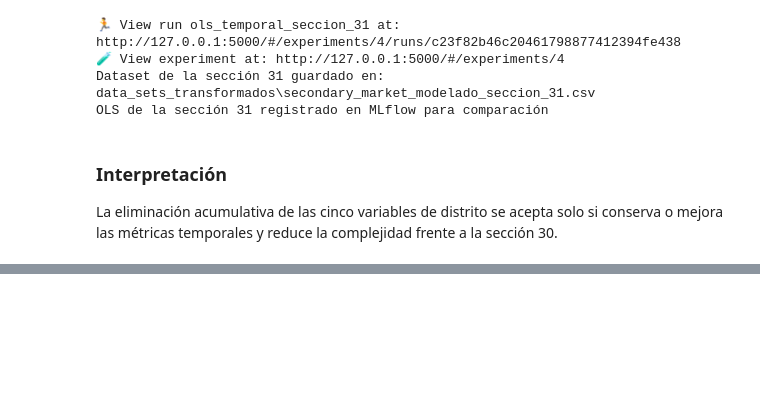
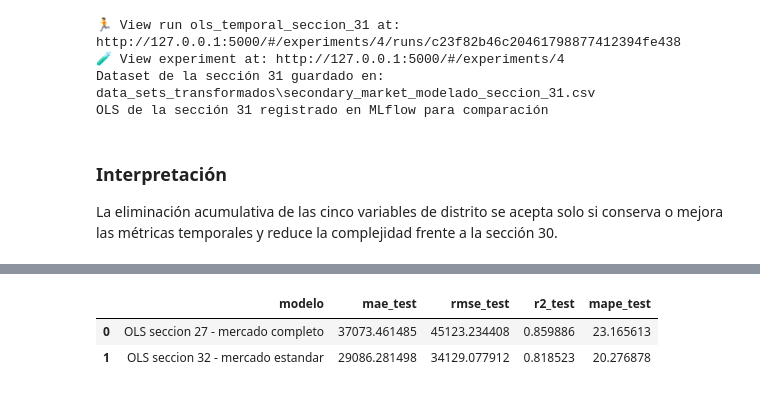
Before and after one commit to rodrigozura/moscow-real-estate-mlflow, a Jupyter notebook: preparacion_modelado_inmobiliario.ipynb, the cells around one changed output, grey strips where cells are left out. Drawn from its saved outputs; the diff is of its cells as text; code cells hidden in the pictures; blank space fills up the shorter version.

```diff
--- a/preparacion_modelado_inmobiliario.ipynb
+++ b/preparacion_modelado_inmobiliario.ipynb
@@ -2788,0 +2793,76 @@ La eliminación acumulativa de las cinco variables de distrito se acepta solo si
+# %%
+CORTE_PRECIO_ESTANDAR_SECCION_32 = 402600
+RUTA_ORIGEN_SECCION_32 = Path("data_sets_transformados/secondary_market_modelado_seccion_27.csv")
+RUTA_SALIDA_SECCION_32 = Path("data_sets_transformados/secondary_market_modelado_seccion_32.csv")
+RUTA_SALIDA_PREMIUM_SECCION_32 = Path("data_sets_transformados/secondary_market_modelado_seccion_32_premium.csv")
+df_ols_seccion_32_origen = pd.read_csv(RUTA_ORIGEN_SECCION_32)
+if df_ols_seccion_32_origen["price_per_sqm"].isna().any() or (df_ols_seccion_32_origen["price_per_sqm"] <= 0).any():
+    raise ValueError("price_per_sqm contiene valores faltantes, cero o negativos")
+df_ols_seccion_32 = df_ols_seccion_32_origen[df_ols_seccion_32_origen["price_per_sqm"] <= CORTE_PRECIO_ESTANDAR_SECCION_32].copy()
+df_premium_seccion_32 = df_ols_seccion_32_origen[df_ols_seccion_32_origen["price_per_sqm"] > CORTE_PRECIO_ESTANDAR_SECCION_32].copy()
+df_ols_seccion_32.to_csv(RUTA_SALIDA_SECCION_32, index=False)
+df_premium_seccion_32.to_csv(RUTA_SALIDA_PREMIUM_SECCION_32, index=False)
+df_train_seccion_32 = df_ols_seccion_32[df_ols_seccion_32["periodo"] < CORTE_TEMPORAL].copy()
+df_test_seccion_32 = df_ols_seccion_32[df_ols_seccion_32["periodo"] >= CORTE_TEMPORAL].copy()
+X_train_seccion_32 = df_train_seccion_32.drop(columns=["price_per_sqm", "periodo"])
+X_test_seccion_32 = df_test_seccion_32.drop(columns=["price_per_sqm", "periodo"])
+y_train_seccion_32 = df_train_seccion_32["price_per_sqm"]
+y_test_seccion_32 = df_test_seccion_32["price_per_sqm"]
+if df_train_seccion_32.empty or df_test_seccion_32.empty:
+    raise ValueError("El corte temporal no produjo train y test para el mercado estandar")
+X_train_seccion_32_sm = sm.add_constant(X_train_seccion_32, has_constant="add")
+X_test_seccion_32_sm = sm.add_constant(X_test_seccion_32, has_constant="add")
+resultados_ols_seccion_32 = sm.OLS(y_train_seccion_32, X_train_seccion_32_sm).fit()
+predicciones_train_seccion_32 = resultados_ols_seccion_32.predict(X_train_seccion_32_sm)
+predicciones_test_seccion_32 = resultados_ols_seccion_32.predict(X_test_seccion_32_sm)
+metricas_ols_seccion_32 = {
+    **calcular_metricas_regresion(y_train_seccion_32, predicciones_train_seccion_32, "train"),
+    **calcular_metricas_regresion(y_test_seccion_32, predicciones_test_seccion_32, "test"),
+    "r2_ols": float(resultados_ols_seccion_32.rsquared),
+    "r2_ajustado_ols": float(resultados_ols_seccion_32.rsquared_adj),
+    "aic_ols": float(resultados_ols_seccion_32.aic),
+    "bic_ols": float(resultados_ols_seccion_32.bic),
+    "f_statistic_ols": float(resultados_ols_seccion_32.fvalue),
+    "prob_f_statistic_ols": float(resultados_ols_seccion_32.f_pvalue),
+    "condition_number_ols": float(resultados_ols_seccion_32.condition_number),
+    "coeficientes_significativos_005": float((resultados_ols_seccion_32.pvalues <= 0.05).sum()),
+    "coeficientes_no_significativos_005": float((resultados_ols_seccion_32.pvalues > 0.05).sum()),
+    "filas_mercado_estandar": float(len(df_ols_seccion_32)),
+    "filas_mercado_premium": float(len(df_premium_seccion_32)),
+    "proporcion_mercado_estandar": float(len(df_ols_seccion_32) / len(df_ols_seccion_32_origen)),
+    "proporcion_mercado_premium": float(len(df_premium_seccion_32) / len(df_ols_seccion_32_origen))
+}
+omnibus_seccion_32, prob_omnibus_seccion_32 = omni_normtest(resultados_ols_seccion_32.resid)
+jarque_bera_seccion_32, prob_jb_seccion_32, skew_seccion_32, kurtosis_seccion_32 = jarque_bera(resultados_ols_seccion_32.resid)
+metricas_ols_seccion_32.update({
+    "omnibus_ols": float(omnibus_seccion_32),
+    "prob_omnibus_ols": float(prob_omnibus_seccion_32),
+    "durbin_watson_ols": float(durbin_watson(resultados_ols_seccion_32.resid)),
+    "jarque_bera_ols": float(jarque_bera_seccion_32),
+    "prob_jb_ols": float(prob_jb_seccion_32),
+    "skew_ols": float(skew_seccion_32),
+    "kurtosis_ols": float(kurtosis_seccion_32)
+})
+coeficientes_ols_seccion_32 = pd.DataFrame({"variable": resultados_ols_seccion_32.params.index, "coeficiente": resultados_ols_seccion_32.params.to_numpy(), "p_value": resultados_ols_seccion_32.pvalues.to_numpy(), "significativa_0_05": resultados_ols_seccion_32.pvalues.to_numpy() <= 0.05})
+residuos_test_seccion_32 = pd.DataFrame({"periodo": df_test_seccion_32["periodo"].to_numpy(), "real": y_test_seccion_32.to_numpy(), "prediccion": predicciones_test_seccion_32.to_numpy(), "residuo": y_test_seccion_32.to_numpy() - predicciones_test_seccion_32.to_numpy()})
+comparacion_ols_seccion_32 = pd.DataFrame([{"modelo": "OLS seccion 27 - mercado completo", **metricas_ols_seccion_27}, {"modelo": "OLS seccion 32 - mercado estandar", **metricas_ols_seccion_32}])
+delta_metricas_seccion_32 = {f"delta_{metrica}": metricas_ols_seccion_32[metrica] - metricas_ols_seccion_27[metrica] for metrica in ["mae_test", "rmse_test", "r2_test", "mape_test"]}
+display(comparacion_ols_seccion_32[["modelo", "mae_test", "rmse_test", "r2_test", "mape_test"]])
+mlflow.set_tracking_uri("http://127.0.0.1:5000")
+mlflow.set_experiment("Inmobiliario - OLS Temporal")
+with mlflow.start_run(run_name="ols_temporal_seccion_32_mercado_estandar"):
+    mlflow.set_tag("run_anterior_id", "d41a0b6a1c4d4de6ac75794edec5e4ce")
+    mlflow.log_params({"seccion": 32, "dataset": str(RUTA_SALIDA_SECCION_32), "dataset_premium": str(RUTA_SALIDA_PREMIUM_SECCION_32), "dataset_origen": str(RUTA_ORIGEN_SECCION_32), "objetivo": "price_per_sqm", "corte_temporal": CORTE_TEMPORAL, "corte_precio_estandar_rub_m2": CORTE_PRECIO_ESTANDAR_SECCION_32, "metodo_corte": "Q3_mas_1_5_IQR_entrenamiento", "n_predictores": X_train_seccion_32.shape[1], "filas_entrenamiento": len(df_train_seccion_32), "filas_prueba": len(df_test_seccion_32), "filas_mercado_estandar": len(df_ols_seccion_32), "filas_mercado_premium": len(df_premium_seccion_32), "tipo_modelo": "statsmodels_OLS_seccion_32_mercado_estandar"})
+    mlflow.log_metrics({**metricas_ols_seccion_32, **delta_metricas_seccion_32})
+    mlflow.log_table(comparacion_ols_seccion_32, artifact_file="comparacion/comparacion_ols_seccion_32.json")
+    mlflow.log_table(coeficientes_ols_seccion_32, artifact_file="modelo/coeficientes_ols_seccion_32.json")
+    mlflow.log_table(residuos_test_seccion_32, artifact_file="diagnostico/residuos_test_seccion_32.json")
+    mlflow.log_text(resultados_ols_seccion_32.summary().as_text(), "modelo/resumen_ols_seccion_32.txt")
+print(f"Dataset estandar de la seccion 32 guardado en: {RUTA_SALIDA_SECCION_32}")
+print(f"Dataset premium de la seccion 32 guardado en: {RUTA_SALIDA_PREMIUM_SECCION_32}")
+print(f"Filas estandar: {len(df_ols_seccion_32)} | Filas premium: {len(df_premium_seccion_32)}")
+print("OLS de la seccion 32 registrado en MLflow para comparacion")
+# %% [output]
+|  | modelo | mae_test | rmse_test | r2_test | mape_test |
+| 0 | OLS seccion 27 - mercado completo | 37073.461485 | 45123.234408 | 0.859886 | 23.165613 |
+| 1 | OLS seccion 32 - mercado estandar | 29086.281498 | 34129.077912 | 0.818523 | 20.276878 |
```
Also changed, not shown: parts of 8 cells of this notebook, 1 other file.
